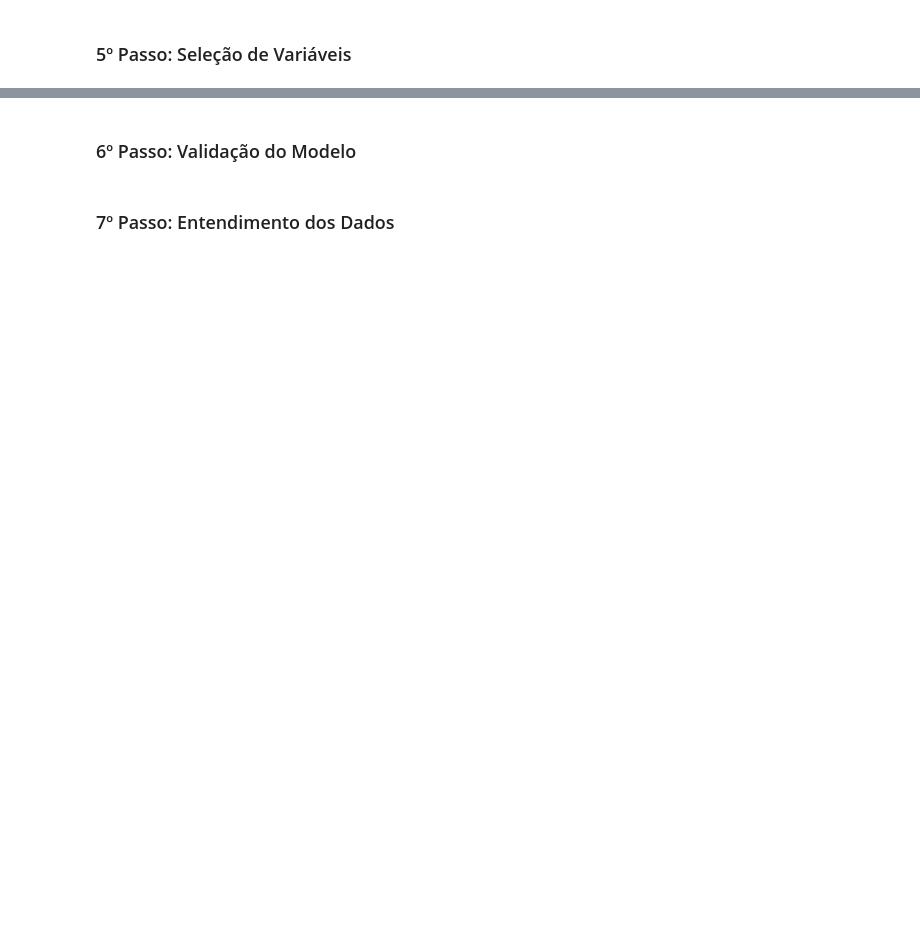
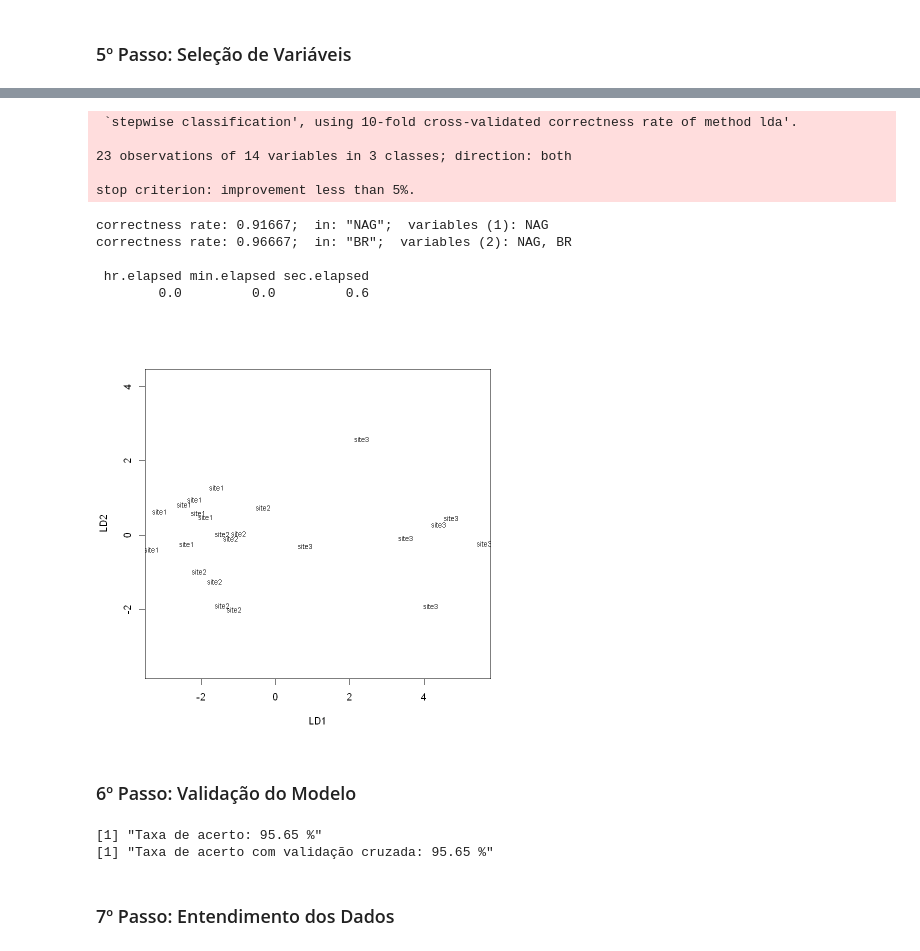
Before and after one commit to diogojorgebasso/DataAnalysis_R_MinesNancy, a Jupyter notebook: Class 6/poissons/poissons.ipynb, the cells around one changed output, grey strips where cells are left out. Drawn from its saved outputs; the diff is of its cells as text; code cells hidden in the pictures; blank space fills up the shorter version.

```diff
--- a/Class 6/poissons/poissons.ipynb
+++ b/Class 6/poissons/poissons.ipynb
@@ -80,20 +258,32 @@ modele2_pred
 # %%
 # Opção 2: Seleção automática com Klar
 library(klaR)
 
 preditoras <- poissons[, -1] # Todas as colunas exceto 'site'
 resposta <- poissons$site
 
 modelo_step <- stepclass(
   preditoras,
-  poissons$site,
+  resposta,
   method = "lda",
   direction = "both"
 )
 
 formula_lda <- modelo_step$formula
 modelo_lda <- lda(formula_lda, data = poissons)
 plot(modelo_lda)
+# %% [output]
+ `stepwise classification', using 10-fold cross-validated correctness rate of method lda'.
+
+23 observations of 14 variables in 3 classes; direction: both
+
+stop criterion: improvement less than 5%.
+correctness rate: 0.91667;  in: "NAG";  variables (1): NAG
+correctness rate: 0.96667;  in: "BR";  variables (2): NAG, BR
+
+ hr.elapsed min.elapsed sec.elapsed
+        0.0         0.0         0.6
+[figure, added]
 # %% [markdown]
 ### 6º Passo: Validação do Modelo
 # %%
@@ -108,6 +298,9 @@ predicoes_cv <- lda(formula_lda, data = poissons, CV = TRUE)$class
 confusao_cv <- table(Predito = predicoes_cv, Real = poissons$site)
 taxa_acerto_cv <- sum(diag(confusao_cv)) / sum(confusao_cv)
 print(paste("Taxa de acerto com validação cruzada:", round(taxa_acerto_cv * 100, 2), "%"))
+# %% [output]
+[1] "Taxa de acerto: 95.65 %"
+[1] "Taxa de acerto com validação cruzada: 95.65 %"
 # %% [markdown]
 ### 7º Passo: Entendimento dos Dados
 # %%
```
Also changed, not shown: parts of 9 cells of this notebook, 5 other files.
